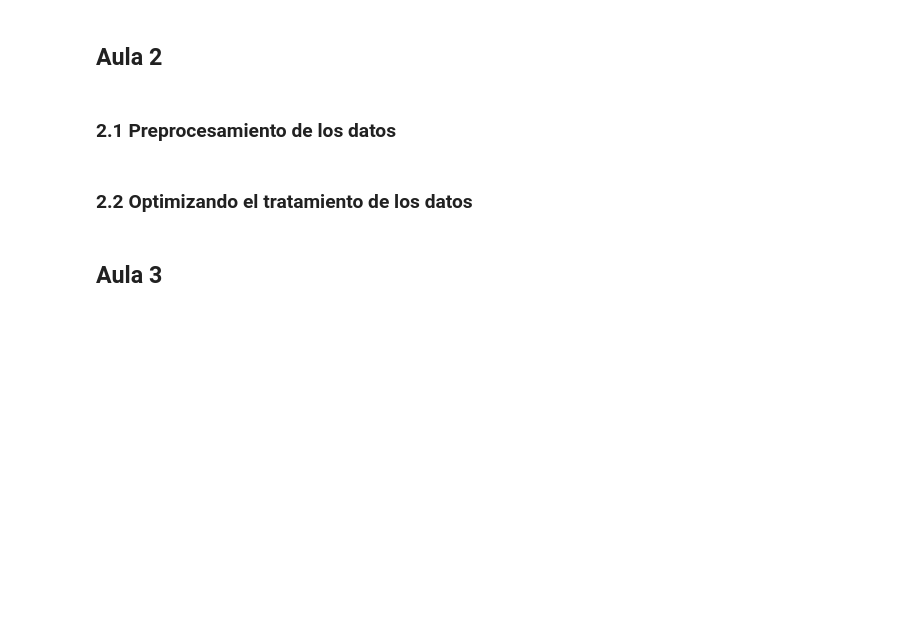
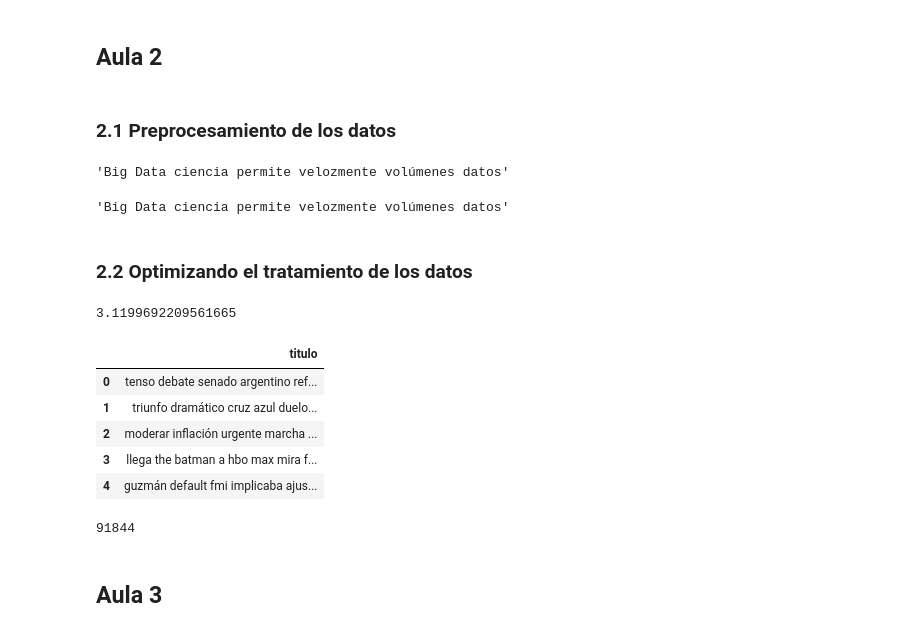
Before and after one commit to ahcamachod/1904-word2vec-entrenamiento-de-word-embedding, a Jupyter notebook: word2vec_entrenamiento.ipynb, the cells around one changed output. Drawn from its saved outputs; the diff is of its cells as text; code cells hidden in the pictures; blank space fills up the shorter version.

```diff
--- a/word2vec_entrenamiento.ipynb
+++ b/word2vec_entrenamiento.ipynb
@@ -28,8 +98,55 @@ La documentación referente al diseño de las arquitecturas Word2Vec la encontra
 ## Aula 2
 # %% [markdown]
 ### 2.1 Preprocesamiento de los datos
+# %%
+texto_para_tratamiento = (titulo.lower() for titulo in noticias_train.titulo)
+# %%
+def trata_texto(doc):
+  token_valido = []
+  for token in doc:
+    valido = not token.is_stop and token.is_alpha
+    if valido:
+      token_valido.append(token.text)
+  if len(token_valido) > 2:
+    return " ".join(token_valido)
+# %%
+texto = "Big Data es una ciencia que nos permite trabajar velozmente con grandes volúmenes de datos."
+doc = nlp(texto)
+trata_texto(doc)
+# %% [output]
+'Big Data ciencia permite velozmente volúmenes datos'
+# %%
+texto = "Big Data 4673423 es una ciencia! que nos permite  %¨&%$$%& trabajar velozmente con grandes -0898982 volúmenes de datos."
+doc = nlp(texto)
+trata_texto(doc)
+# %% [output]
+'Big Data ciencia permite velozmente volúmenes datos'
 # %% [markdown]
 ### 2.2 Optimizando el tratamiento de los datos
+# %%
+from time import time
+
+t0 = time()
+texto_tratado = [trata_texto(doc) for doc in nlp.pipe(texto_para_tratamiento, batch_size=1000, n_process= -1)]
+tf = time()-t0
+
+print(tf/60)
+# %% [output]
+3.1199692209561665
+# %%
+titulos_tratados = pd.DataFrame({'titulo': texto_tratado})
+titulos_tratados.head()
+# %% [output]
+|  | titulo |
+| 0 | tenso debate senado argentino ref... |
+| 1 | triunfo dramático cruz azul duelo... |
+| 2 | moderar inflación urgente marcha ... |
+| 3 | llega the batman a hbo max mira f... |
+| 4 | guzmán default fmi implicaba ajus... |
+# %%
+len(titulos_tratados)
+# %% [output]
+91844
 # %% [markdown]
 ## Aula 3
 # %% [markdown]
```
Also changed, not shown: parts of 17 cells of this notebook.
